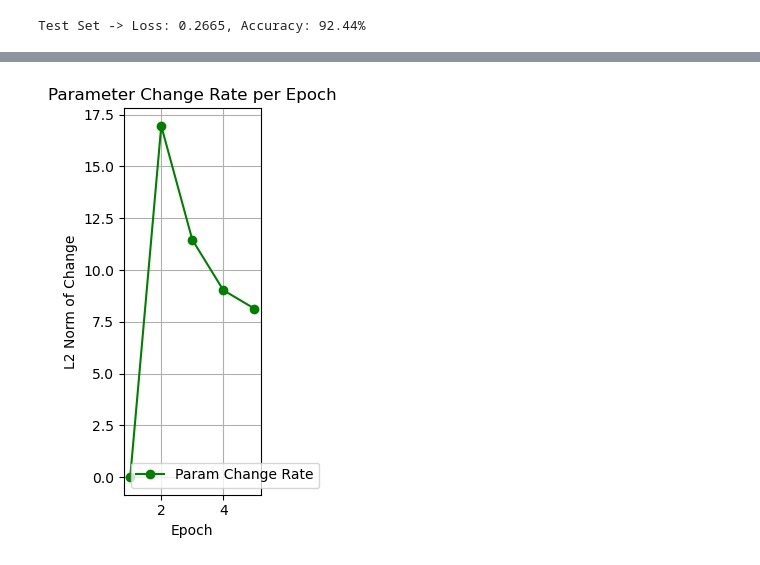
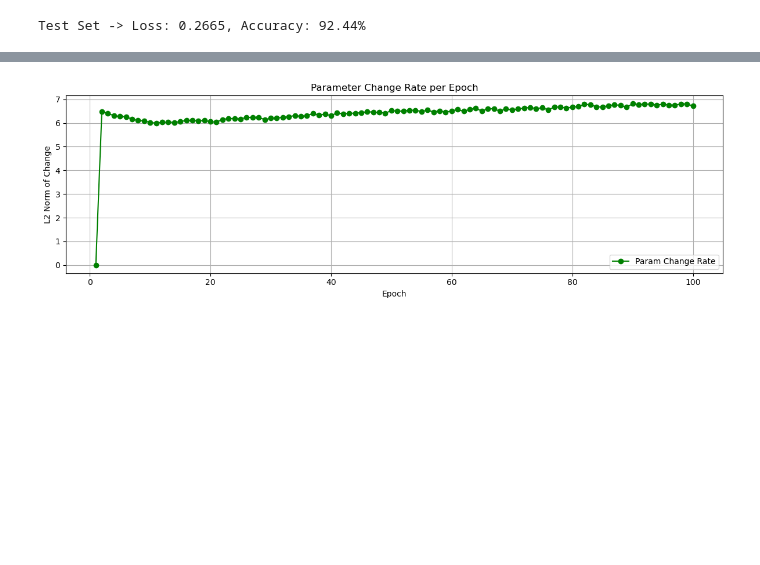
Before and after one commit to emilcw/wasp-deep-learning-module3, a Jupyter notebook: main.ipynb, the cells around one changed output, grey strips where cells are left out. Saved outputs shown, nothing was run; the diff lists cells and outputs as text; code cells hidden in the pictures; blank space fills up the shorter version.

```diff
--- a/main.ipynb
+++ b/main.ipynb
@@ -879,7 +874,10 @@ def training_loop(ddpm, dataloader, testloader, num_epochs, optim, device, weigh
 
         train_losses.append(epoch_loss)
 
-        fid_scores.append(compute_fid_score(ddpm, testloader, feature_extractor, device, dataloader, n_show = 0))
+        # Can be computed every 5 epoch or so
+        if epoch % 5 == 0 or epoch == num_epochs - 1:
+            pass
+            #fid_scores.append(compute_fid_score(ddpm, testloader, feature_extractor, device, n_show = 0))
 
     return ddpm, train_losses, grad_norms, param_change_rates, fid_scores
 # %%
@@ -887,7 +885,7 @@ def training_loop(ddpm, dataloader, testloader, num_epochs, optim, device, weigh
 
 # Hyperparamters for traning
 weights_path = 'weights/weights.pth'
-num_epochs = 1
+num_epochs = 100
 learning_rate = 1e-3
 
 # Traning loop
@@ -1062,18 +1263,20 @@ plt.show()
 # %%
 epochs = list(range(1, num_epochs + 1))
 
 # Parameter Change Rate
-plt.subplot(1, 3, 3)
+plt.figure(figsize=(12, 4))  # width=12, height=4
+
+# Parameter Change Rate
 plt.plot(epochs, param_change_rates, label="Param Change Rate", color='green', marker='o')
 plt.title("Parameter Change Rate per Epoch")
 plt.xlabel("Epoch")
 plt.ylabel("L2 Norm of Change")
 plt.grid()
 plt.legend()
 plt.tight_layout()
 plt.show()
 # %% [output]
-[figure, old version]
+[figure, new version]
 # %%
 epochs = list(range(1, len(fid_scores) + 1))
 
```
Also changed, not shown: parts of 11 cells of this notebook, 3 other files.
